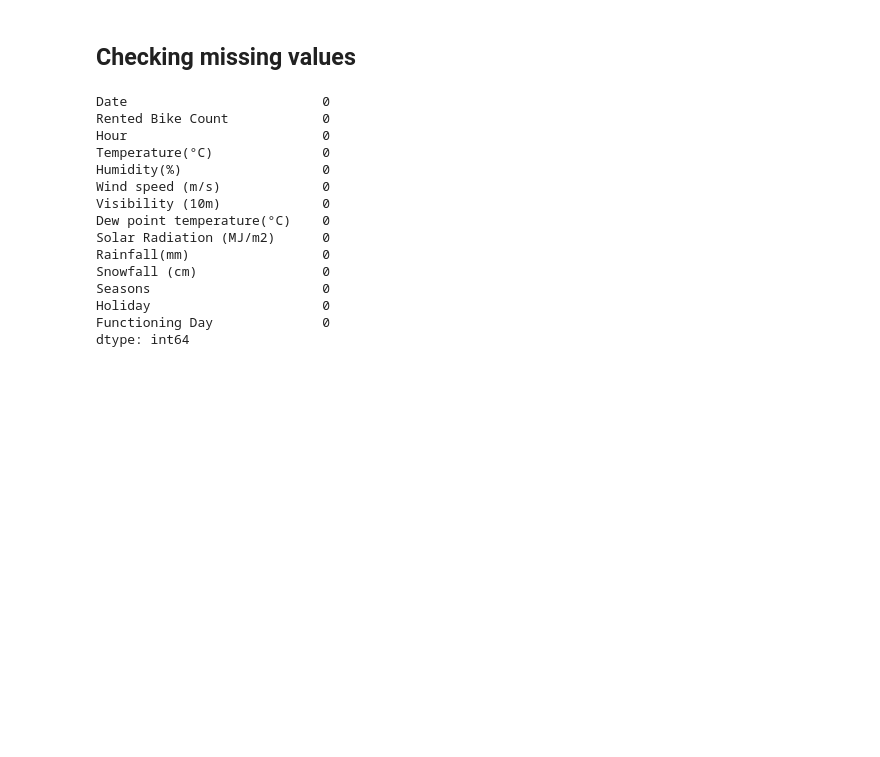
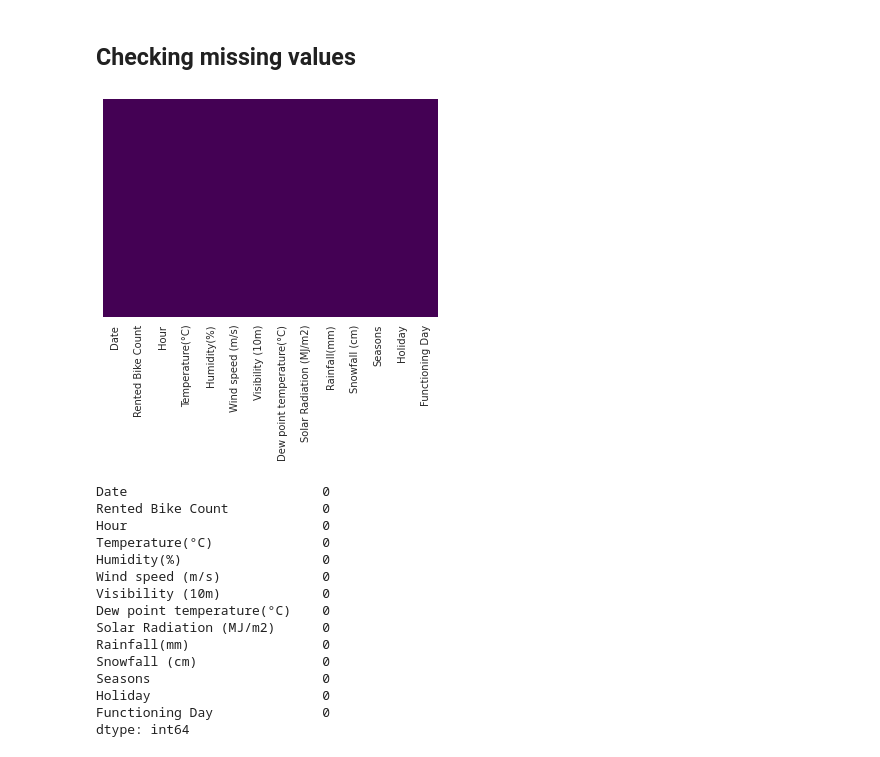
Before and after one commit to Manjari-001/Bike-Demand-Prediction, a Jupyter notebook: ML_Regression_Capstone__Project.ipynb, the cells around one changed output. Cells and saved outputs as stored; diff of their text form; code cells hidden in the pictures; blank space fills up the shorter version.

```diff
--- a/ML_Regression_Capstone__Project.ipynb
+++ b/ML_Regression_Capstone__Project.ipynb
@@ -131,6 +140,11 @@ df.describe()
 # Data Cleaning
 # %% [markdown]
 ## Checking missing values
+# %%
+sns.heatmap(df.isnull(), yticklabels=False, cbar = False, cmap='viridis')
+plt.show()
+# %% [output]
+[figure, added]
 # %%
 df.isna().sum()
 # %% [output]
```
Also changed, not shown: parts of 52 cells of this notebook.
